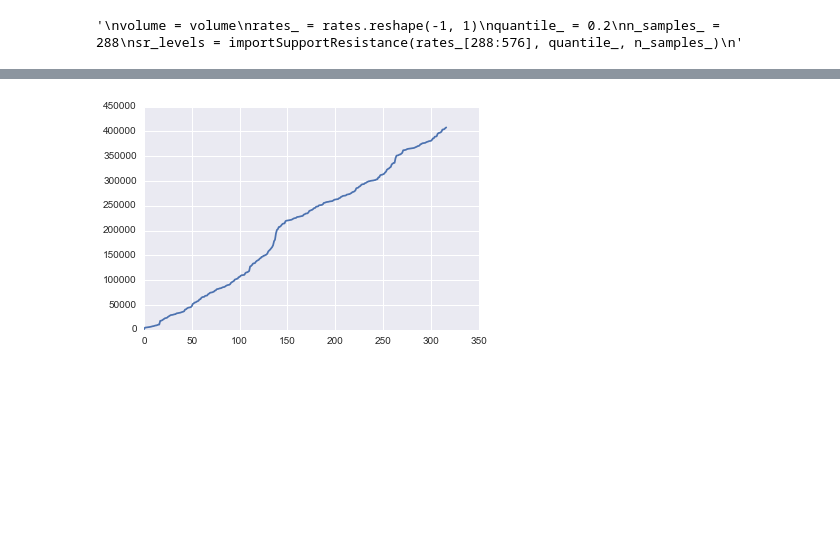
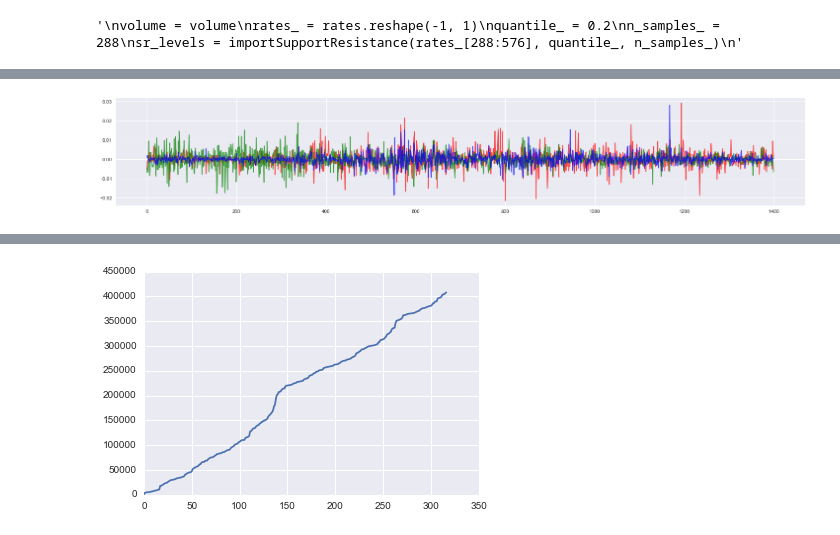
Before and after one commit to vdaytona/_data, a Jupyter notebook: wip_sourcefiles/volume_rnd/volume_sr_2.ipynb, the cells around one changed output, grey strips where cells are left out. Drawn from its saved outputs; the diff is of its cells as text; code cells hidden in the pictures; blank space fills up the shorter version.

```diff
--- a/wip_sourcefiles/volume_rnd/volume_sr_2.ipynb
+++ b/wip_sourcefiles/volume_rnd/volume_sr_2.ipynb
@@ -107,0 +112,24 @@ plt.show()
+# %%
+rates_1, index_1, volume_1 = load_symbol('data/EURUSD_Candlestick_4_h_BID_02.01.2006-08.07.2017.csv') #2012-2017_EU_H1.csv')
+rates_1, index_1, volume_1 = drop_zeros(index_1, rates_1, volume_1)
+rates_2, index_2, volume_2 = load_symbol('data/EURAUD_Candlestick_4_h_BID_02.01.2006-08.07.2017.csv') #2012-2017_EA_H1.csv') #EURAUD_Candlestick_15_m_BID_01.01.2015-24.06.2017.csv')
+rates_2, index_2, volume_2 = drop_zeros(index_2, rates_2, volume_2)
+rates_3, index_3, volume_3 = load_symbol('data/EURCHF_Candlestick_4_h_BID_02.01.2006-08.07.2017.csv') #2012-2017_ECH_H1.csv') #EURCHF_Candlestick_15_m_BID_01.01.2015-24.06.2017.csv')
+rates_3, index_3, volume_3 = drop_zeros(index_3, rates_3, volume_3)
+
+rate_return_1 = [(rates_1[i] - rates_1[i-1])/rates_1[i-1] for i in range(1, len(rates_1))]
+rate_return_2 = [(rates_2[i] - rates_2[i-1])/rates_2[i-1] for i in range(1, len(rates_2))]
+rate_return_3 = [(rates_3[i] - rates_3[i-1])/rates_3[i-1] for i in range(1, len(rates_3))]
+rate_return_1.insert(0,0)
+rate_return_2.insert(0,0)
+rate_return_3.insert(0,0)
+
+fig = plt.figure(figsize=(25, 4))
+a = fig.add_subplot(111)
+a.plot(rate_return_1[4000:5400], 'r', alpha=0.7) # EURUSD
+a.plot(rate_return_2[4000:5400], 'g', alpha=0.7) # EURAUD
+a.plot(rate_return_3[4000:5400], 'b', alpha=0.7) # EURCHF
+
+print(index_1[1350])
+print(rates_1[1350])
+# %% [output]
@@ -107,0 +138 @@ plt.show()
+[figure, added]
```
Also changed, not shown: parts of 16 cells of this notebook, 16 other files.
